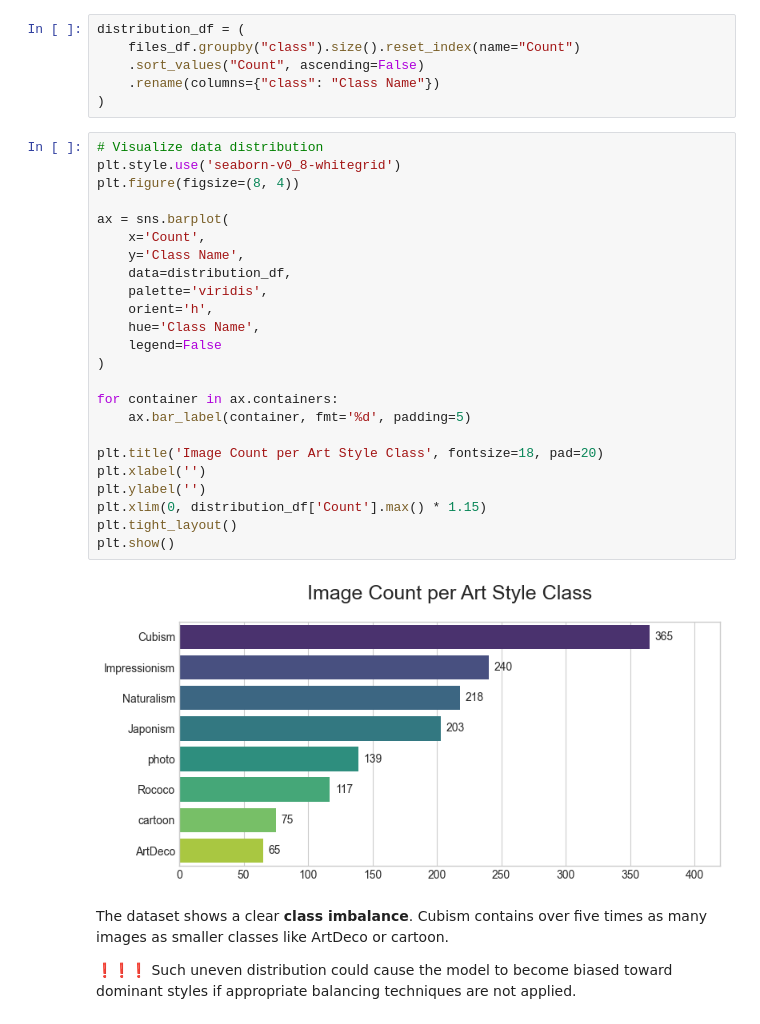
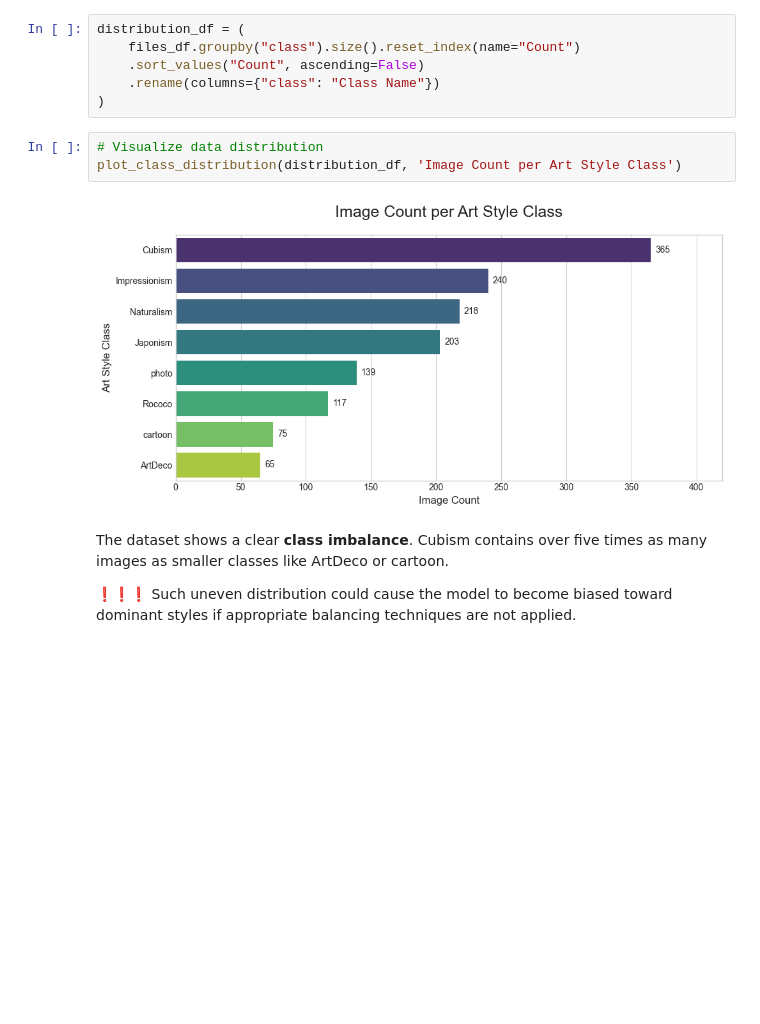
Before and after one commit to anbauoq/art-style-classification, a Jupyter notebook: notebooks/0. EDA.ipynb, the cells around one changed output. Cells and saved outputs as stored; diff of their text form; blank space fills up the shorter version.

```diff
--- a/notebooks/0. EDA.ipynb
+++ b/notebooks/0. EDA.ipynb
@@ -88,30 +86,9 @@ distribution_df = (
 )
 # %%
 # Visualize data distribution
-plt.style.use('seaborn-v0_8-whitegrid')
-plt.figure(figsize=(8, 4))
-
-ax = sns.barplot(
-    x='Count',
-    y='Class Name',
-    data=distribution_df,
-    palette='viridis',
-    orient='h',
-    hue='Class Name',
-    legend=False
-)
-
-for container in ax.containers:
-    ax.bar_label(container, fmt='%d', padding=5)
-
-plt.title('Image Count per Art Style Class', fontsize=18, pad=20)
-plt.xlabel('')
-plt.ylabel('')
-plt.xlim(0, distribution_df['Count'].max() * 1.15)
-plt.tight_layout()
-plt.show()
+plot_class_distribution(distribution_df, 'Image Count per Art Style Class')
 # %% [output]
-[figure, old version]
+[figure, new version]
 # %% [markdown]
 The dataset shows a clear **class imbalance**. Cubism contains over five times as many images as smaller classes like ArtDeco or cartoon.
 
```
Also changed, not shown: parts of 8 cells of this notebook.
